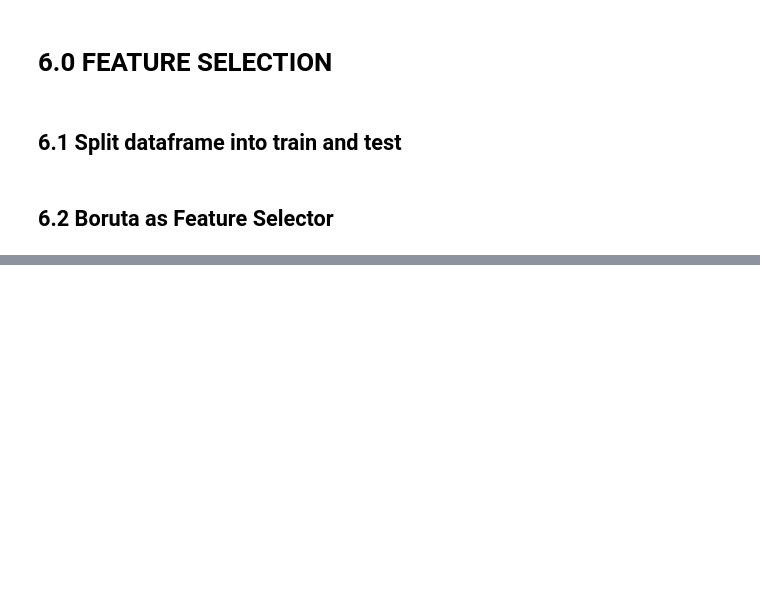
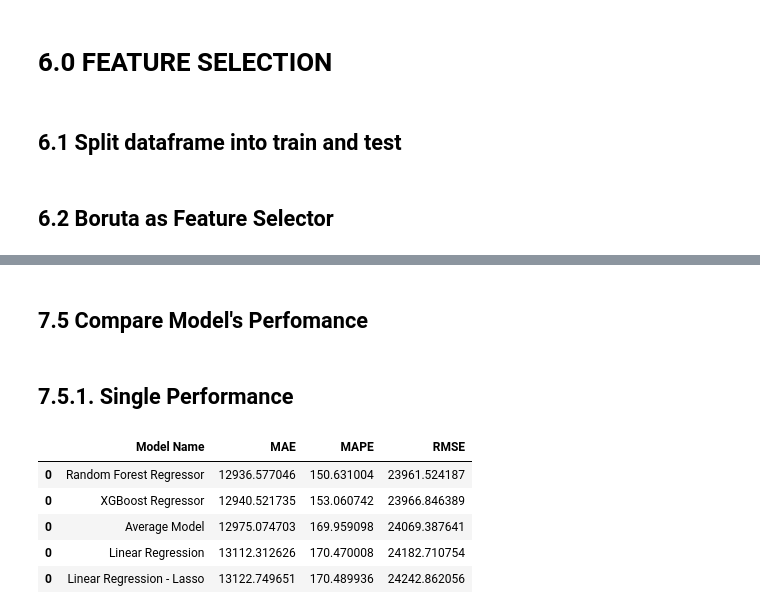
Before and after one commit to marcusbraggion/previsao_vendas, a Jupyter notebook: notebooks/Walmart-Sales-Store-Forecasting_v4.ipynb, the cells around one changed output, grey strips where cells are left out. Saved outputs shown, nothing was run; the diff lists cells and outputs as text; code cells hidden in the pictures; blank space fills up the shorter version.

Commit message:
ended real performance comparison with cross validation

```diff
--- a/notebooks/Walmart-Sales-Store-Forecasting_v4.ipynb
+++ b/notebooks/Walmart-Sales-Store-Forecasting_v4.ipynb
@@ -677,0 +753,10 @@ cols_selected_boruta_full.extend( feat_to_add )
+# %%
+# model
+lr = LinearRegression().fit( x_train, y_train )
+
+# prediction
+yhat_lr = lr.predict( x_test )
+
+# performance
+lr_result = ml_error( 'Linear Regression', np.expm1( y_test ), np.expm1(yhat_lr ) )
+lr_result
@@ -677,0 +776,8 @@ cols_selected_boruta_full.extend( feat_to_add )
+# %%
+# model
+lrr = Lasso( alpha=0.01 ).fit( x_train, y_train )
+# prediction
+yhat_lrr = lrr.predict( x_test )
+# performance
+lrr_result = ml_error( 'Linear Regression - Lasso', np.expm1( y_test ), np.expm1( yhat_lrr ) )
+lrr_result
@@ -677,0 +797,8 @@ cols_selected_boruta_full.extend( feat_to_add )
+# %%
+# model
+rf = RandomForestRegressor( n_estimators=100, n_jobs=-1, random_state=42 ).fit(x_train, y_train )
+# prediction
+yhat_rf = rf.predict( x_test )
+# performance
+rf_result = ml_error( 'Random Forest Regressor', np.expm1( y_test ), np.expm1(yhat_rf ) )
+rf_result
@@ -677,0 +827,15 @@ cols_selected_boruta_full.extend( feat_to_add )
+# %%
+# model
+model_xgb = xgb.XGBRegressor( objective='reg:squarederror',
+                            n_estimators=100,
+                            beta=0.01,
+                            max_depth=10,
+                            subsample=0.7,
+                            colsample_bytee=0.9 ).fit( x_train, y_train )
+
+# prediction
+yhat_xgb = model_xgb.predict( x_test )
+
+# performance
+xgb_result = ml_error( 'XGBoost Regressor', np.expm1( y_test ), np.expm1(yhat_xgb ) )
+xgb_result
@@ -677,0 +876,14 @@ cols_selected_boruta_full.extend( feat_to_add )
+# %% [markdown]
+## 7.5 Compare Model's Perfomance
+# %% [markdown]
+## 7.5.1. Single Performance
+# %%
+modelling_result = pd.concat( [baseline_result, lr_result, lrr_result, rf_result, xgb_result] )
+modelling_result.sort_values( 'RMSE' )
+# %% [output]
+|  | Model Name | MAE | MAPE | RMSE |
+| 0 | Random Forest Regressor | 12936.577046 | 150.631004 | 23961.524187 |
+| 0 | XGBoost Regressor | 12940.521735 | 153.060742 | 23966.846389 |
+| 0 | Average Model | 12975.074703 | 169.959098 | 24069.387641 |
+| 0 | Linear Regression | 13112.312626 | 170.470008 | 24182.710754 |
+| 0 | Linear Regression - Lasso | 13122.749651 | 170.489936 | 24242.862056 |
```
Also changed, not shown: parts of 43 cells of this notebook.
